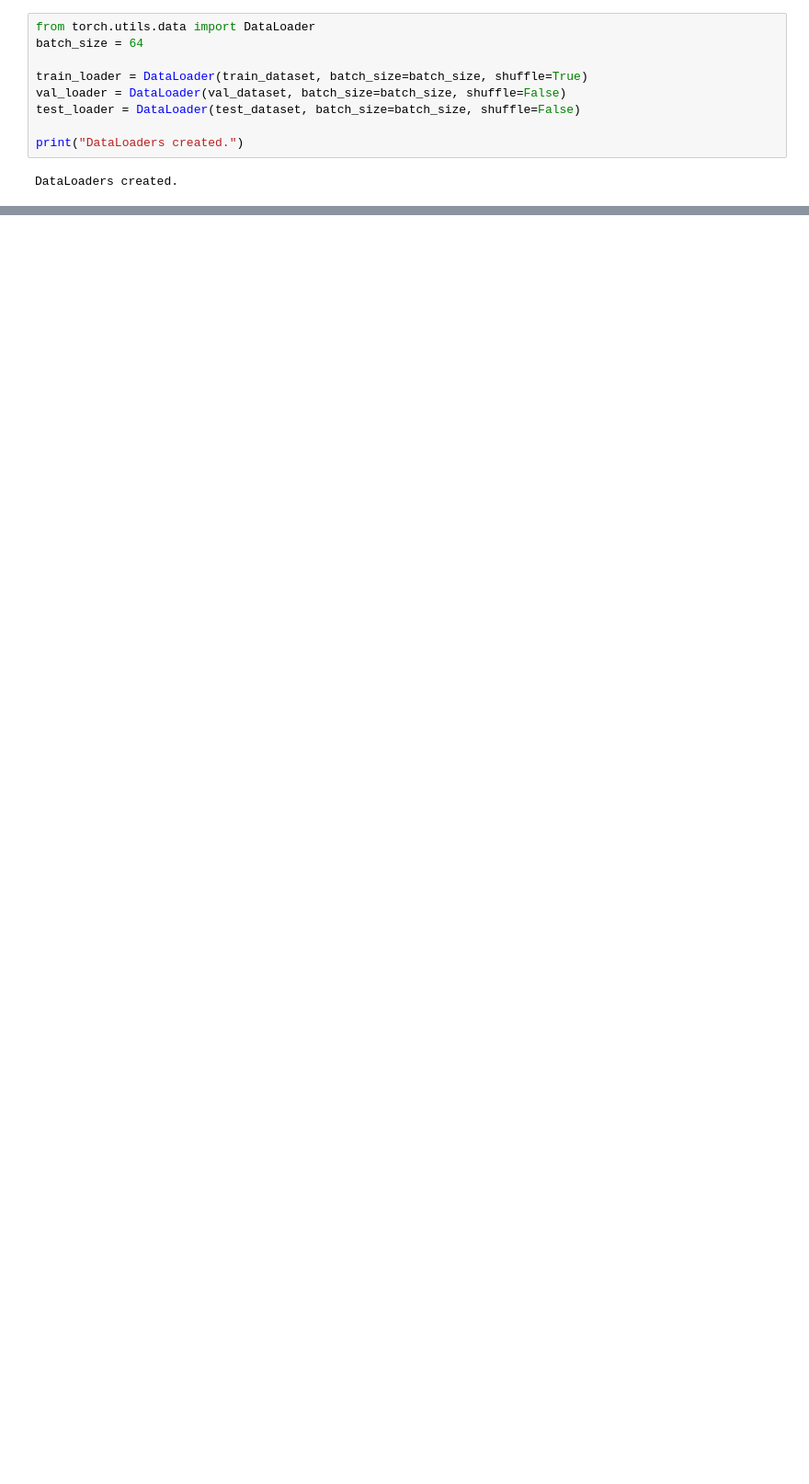
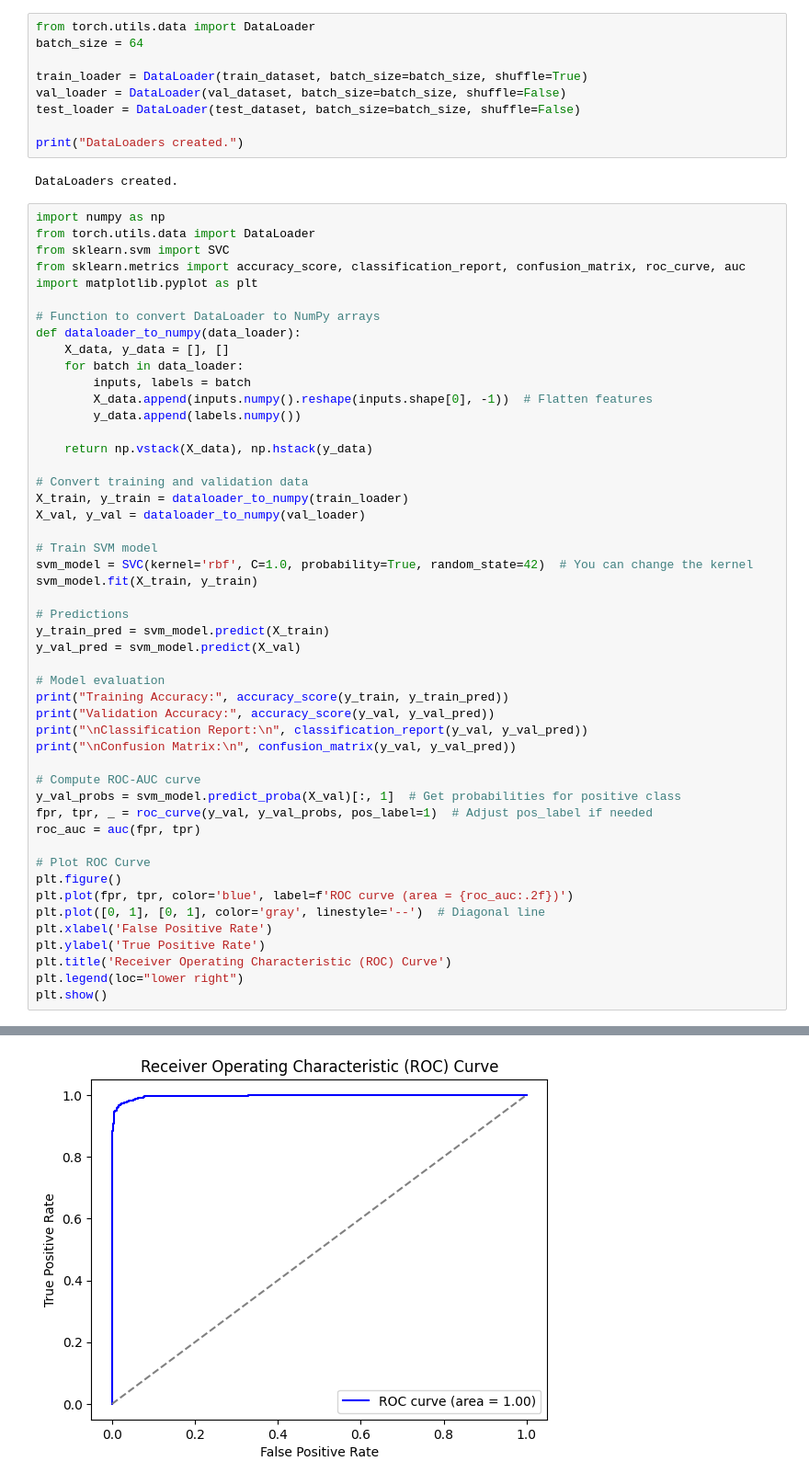
Before and after one commit to saugatguni/Botnet-Detection, a Jupyter notebook: SVM.ipynb, the cells around one changed output, grey strips where cells are left out. Shown at 92% size. Drawn from its saved outputs; the diff is of its cells as text; blank space fills up the shorter version.

Commit message:
updated code with accuracy, classfication report, f1 score

```diff
--- a/SVM.ipynb
+++ b/SVM.ipynb
@@ -247,3 +247,53 @@ test_loader = DataLoader(test_dataset, batch_size=batch_size, shuffle=False)
 print("DataLoaders created.")
 # %% [output]
 DataLoaders created.
+# %%
+import numpy as np
+from torch.utils.data import DataLoader
+from sklearn.svm import SVC
+from sklearn.metrics import accuracy_score, classification_report, confusion_matrix, roc_curve, auc
+import matplotlib.pyplot as plt
+
+# Function to convert DataLoader to NumPy arrays
+def dataloader_to_numpy(data_loader):
+    X_data, y_data = [], []
+    for batch in data_loader:
+        inputs, labels = batch
+        X_data.append(inputs.numpy().reshape(inputs.shape[0], -1))  # Flatten features
+        y_data.append(labels.numpy())
+
+    return np.vstack(X_data), np.hstack(y_data)
+
+# Convert training and validation data
+X_train, y_train = dataloader_to_numpy(train_loader)
+X_val, y_val = dataloader_to_numpy(val_loader)
+
+# Train SVM model
+svm_model = SVC(kernel='rbf', C=1.0, probability=True, random_state=42)  # You can change the kernel
+svm_model.fit(X_train, y_train)
+
+# Predictions
+y_train_pred = svm_model.predict(X_train)
+y_val_pred = svm_model.predict(X_val)
+
+# Model evaluation
+print("Training Accuracy:", accuracy_score(y_train, y_train_pred))
+print("Validation Accuracy:", accuracy_score(y_val, y_val_pred))
+print("\nClassification Report:\n", classification_report(y_val, y_val_pred))
+print("\nConfusion Matrix:\n", confusion_matrix(y_val, y_val_pred))
+
+# Compute ROC-AUC curve
+y_val_probs = svm_model.predict_proba(X_val)[:, 1]  # Get probabilities for positive class
+fpr, tpr, _ = roc_curve(y_val, y_val_probs, pos_label=1)  # Adjust pos_label if needed
+roc_auc = auc(fpr, tpr)
+
+# Plot ROC Curve
+plt.figure()
+plt.plot(fpr, tpr, color='blue', label=f'ROC curve (area = {roc_auc:.2f})')
+plt.plot([0, 1], [0, 1], color='gray', linestyle='--')  # Diagonal line
+plt.xlabel('False Positive Rate')
+plt.ylabel('True Positive Rate')
+plt.title('Receiver Operating Characteristic (ROC) Curve')
+plt.legend(loc="lower right")
+plt.show()
+# %% [output]
@@ -249,0 +317 @@ DataLoaders created.
+[figure, added]
```
Also changed, not shown: parts of 2 cells of this notebook.
